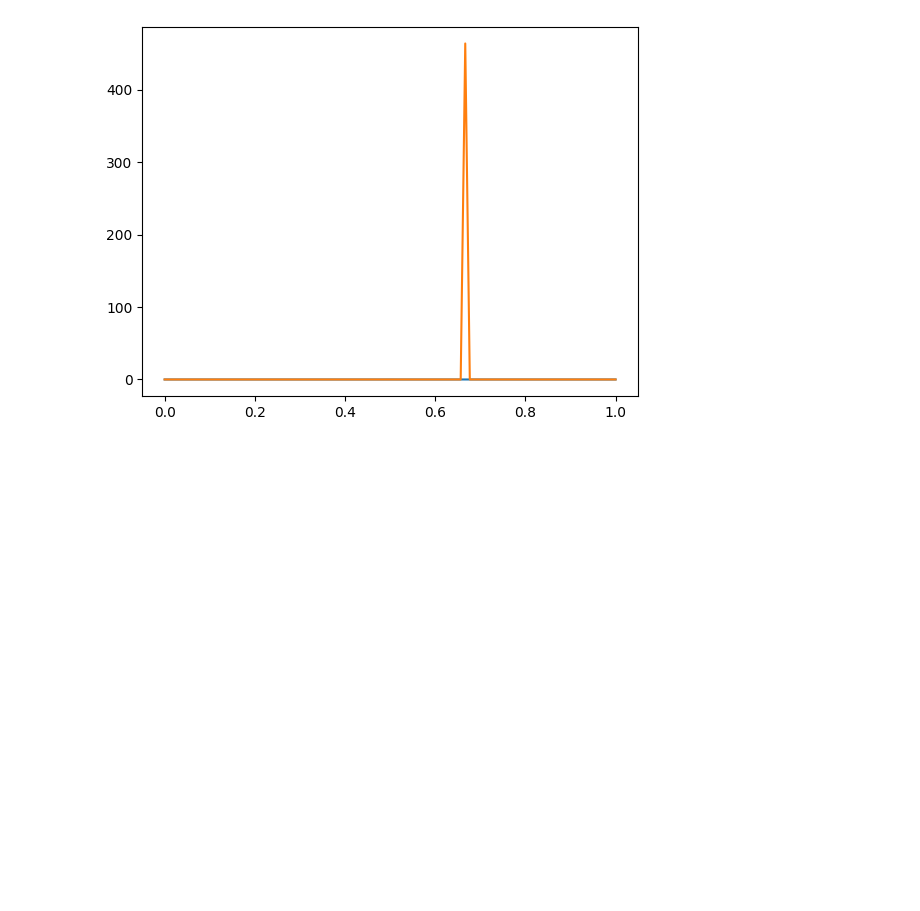
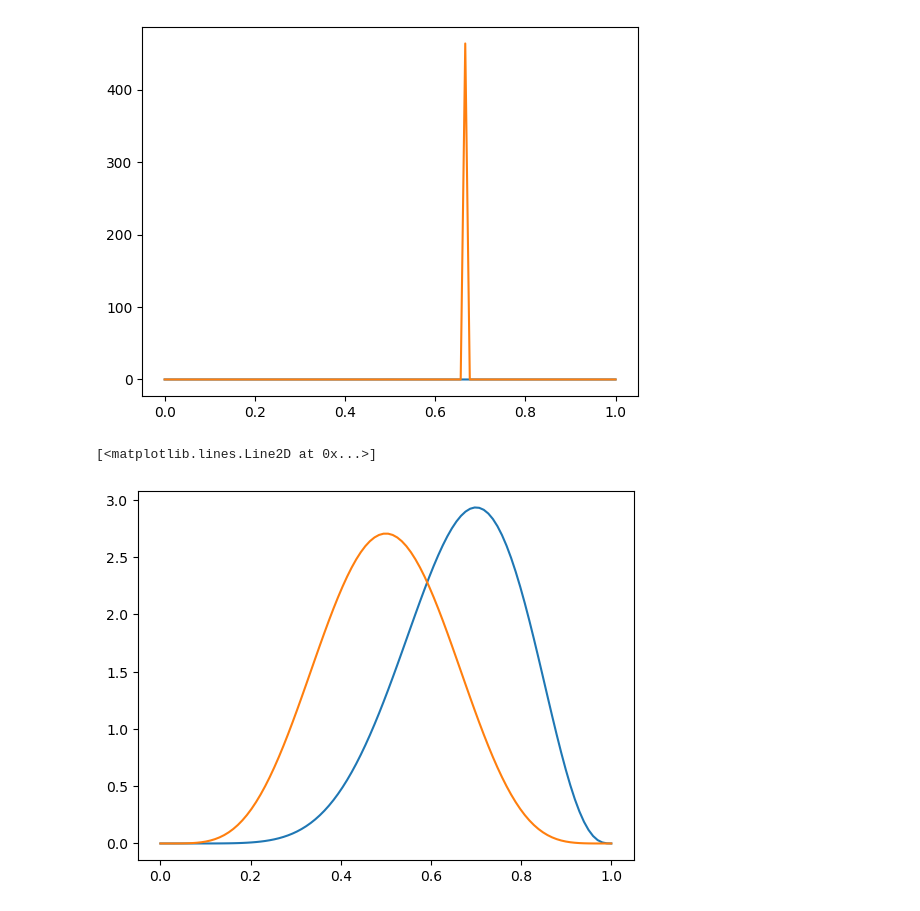
Before and after one commit to olethrosdc/rldmuu, a Jupyter notebook: src/bayesian_analysis/Beta Example.ipynb, the cells around one changed output. Drawn from its saved outputs; the diff is of its cells as text; code cells hidden in the pictures; blank space fills up the shorter version.

Commit message:
Beta example update

```diff
--- a/src/bayesian_analysis/Beta Example.ipynb
+++ b/src/bayesian_analysis/Beta Example.ipynb
@@ -29,3 +29,13 @@ plt.plot(x, beta.pdf(x, a + n_successes, b + n_failures))
 # %% [output]
 [<matplotlib.lines.Line2D at 0x...>]
 [figure]
+# %%
+a1 = 1+7 # coin 1
+b1 = 1+3 # we observed a 0
+a2 = 1+5 # coin 2 - we observed a 1
+b2 = 1+5
+plt.plot(x, beta.pdf(x, a1, b1))
+plt.plot(x, beta.pdf(x, a2, b2))
+# %% [output]
+[<matplotlib.lines.Line2D at 0x...>]
+[figure, added]
```
Also changed, not shown: parts of 1 cell of this notebook.
